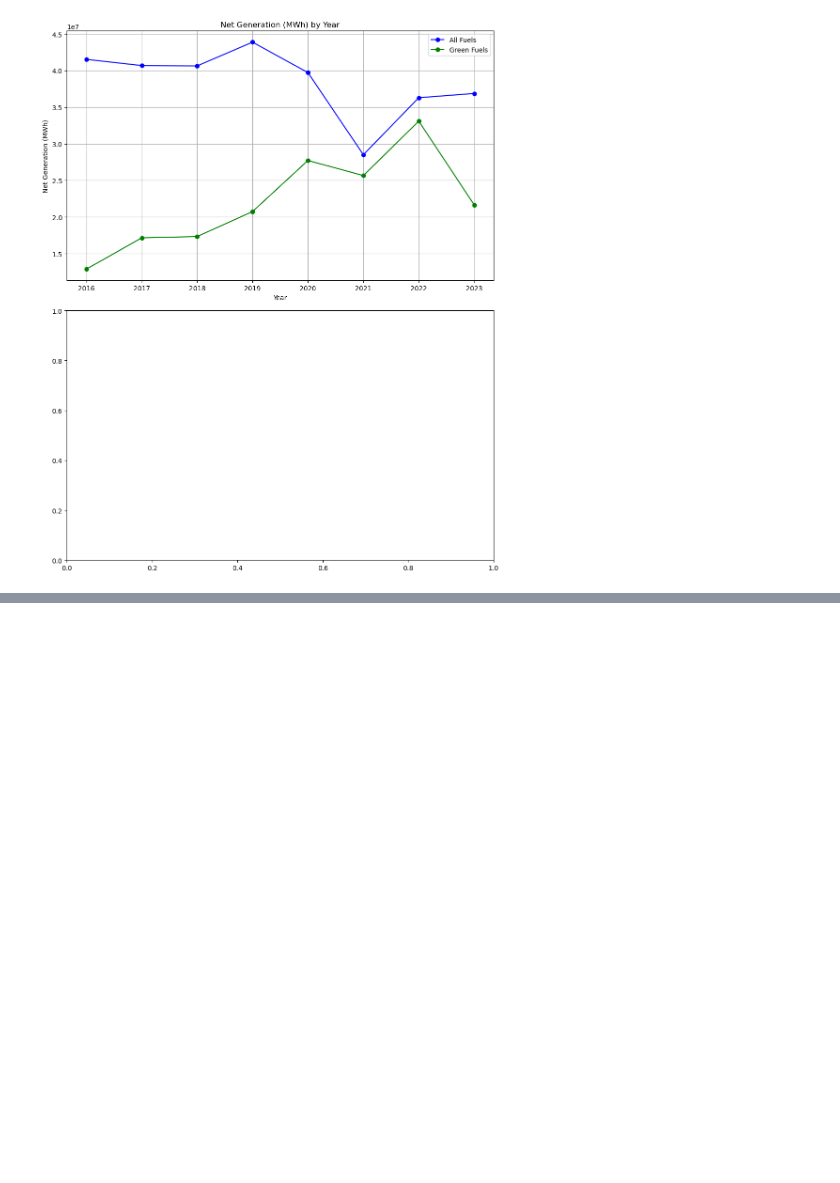
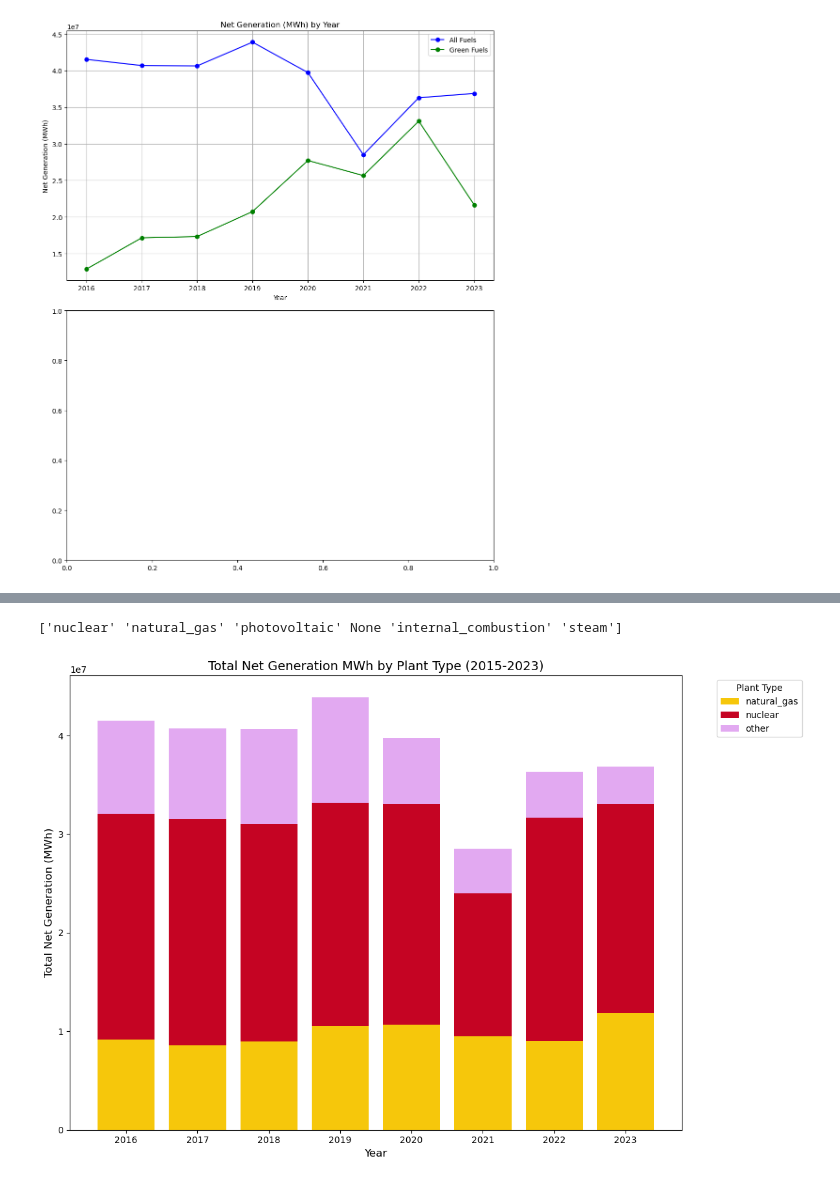
Before and after one commit to deryk96/energy-and-ai, a Jupyter notebook: ZIP Production.ipynb, the cells around one changed output, grey strips where cells are left out. Cells and saved outputs as stored; diff of their text form; code cells hidden in the pictures; blank space fills up the shorter version.

Commit message:
Update ZIP Production.ipynb
updated charts

```diff
--- a/ZIP Production.ipynb
+++ b/ZIP Production.ipynb
@@ -340,0 +351,5 @@ plt.show()
+# %%
+# Replace 'combustion_turbine' and 'combined_cycle' with 'natural_gas' in the plant_type column
+filtered_entries_after_2015_df['plant_type'] = filtered_entries_after_2015_df['plant_type'].replace(['combustion_turbine', 'combined_cycle'], 'natural_gas')
+
+filtered_entries_after_2015_df['plant_type'] = filtered_entries_after_2015_df['plant_type'].replace('coal', 'oil/coal')
@@ -340,0 +367,72 @@ plt.show()
+# %%
+unique_plant_types = filtered_entries_after_2015_df['plant_type'].unique()
+print(unique_plant_types)
+# %% [output]
+['nuclear' 'natural_gas' 'photovoltaic' None 'internal_combustion' 'steam']
+# %%
+import pandas as pd
+import matplotlib.pyplot as plt
+import numpy as np
+
+
+# Select only the columns 'net_generation_mwh', 'report_year', and 'plant_type'
+filtered_entries_after_2015_df = filtered_entries_after_2015_df[['report_year', 'net_generation_mwh', 'plant_type']]
+
+# Define a list of explicitly mapped plant types
+explicit_types = ['nuclear', 'natural_gas', 'hydro', 'wind', 'oil/coal']
+
+# Replace all unspecified plant types with "other"
+filtered_entries_after_2015_df['plant_type'] = filtered_entries_after_2015_df['plant_type'].apply(
+    lambda x: x if x in explicit_types else 'other'
+)
+
+# Group by report_year and plant_type, summing the net_generation_mwh for each group
+plant_type_generation = (
+    filtered_entries_after_2015_df.groupby(['report_year', 'plant_type'])['net_generation_mwh']
+    .sum()
+    .unstack(fill_value=0)  # Fill missing plant types with 0
+)
+
+# Prepare data for stacking
+years = plant_type_generation.index
+types = plant_type_generation.columns
+values = plant_type_generation.values
+
+# Define a custom aesthetic color map
+color_map = {
+    'nuclear': '#C50423',        # Soft red for nuclear
+    'natural_gas': '#F6C70B',    # Soft yellow for natural gas
+    'hydro': '#423EA4',          # Soft blue for hydro
+    'wind': '#C8D7EA',           # Soft white/gray for wind
+    'oil/coal': '#524743',          # Soft gray for steam
+    'other': '#E2A9F1',          # Light gray for "other"
+}
+
+# Assign colors based on the plant type
+colors = [color_map[plant_type] for plant_type in types]
+
+# Plot stacked bars for each year
+fig, ax = plt.subplots(figsize=(12, 8))
+bottom_values = np.zeros(len(years))
+
+for i, plant_type in enumerate(types):
+    ax.bar(
+        years,
+        plant_type_generation[plant_type],
+        bottom=bottom_values,
+        color=colors[i],  # Use predefined color for the plant type
+        label=plant_type
+    )
+    bottom_values += plant_type_generation[plant_type]
+
+# Add labels, legend, and formatting
+ax.set_title("Total Net Generation MWh by Plant Type (2015-2023)", fontsize=14)
+ax.set_xlabel("Year", fontsize=12)
+ax.set_ylabel("Total Net Generation (MWh)", fontsize=12)
+ax.legend(title="Plant Type", bbox_to_anchor=(1.05, 1), loc='upper left')
+plt.tight_layout()
+
+# Display the plot
+plt.show()
+# %% [output]
+[figure, added]
```
Also changed, not shown: parts of 2 cells of this notebook.
